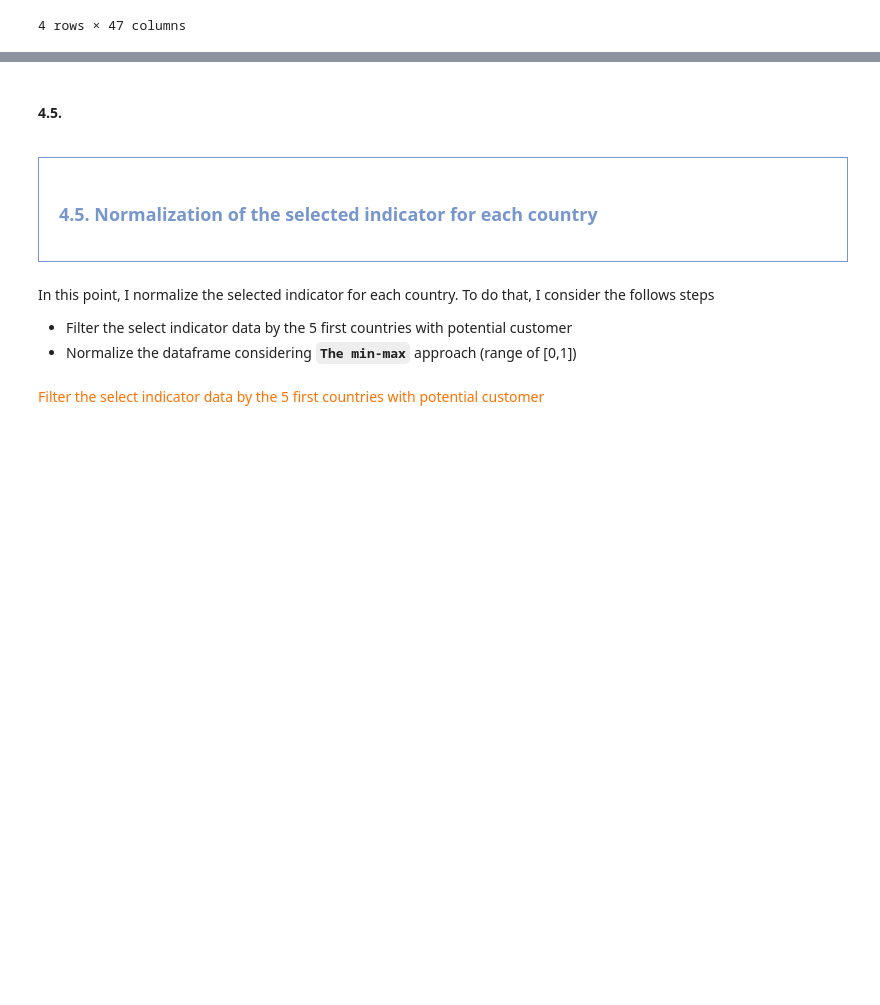
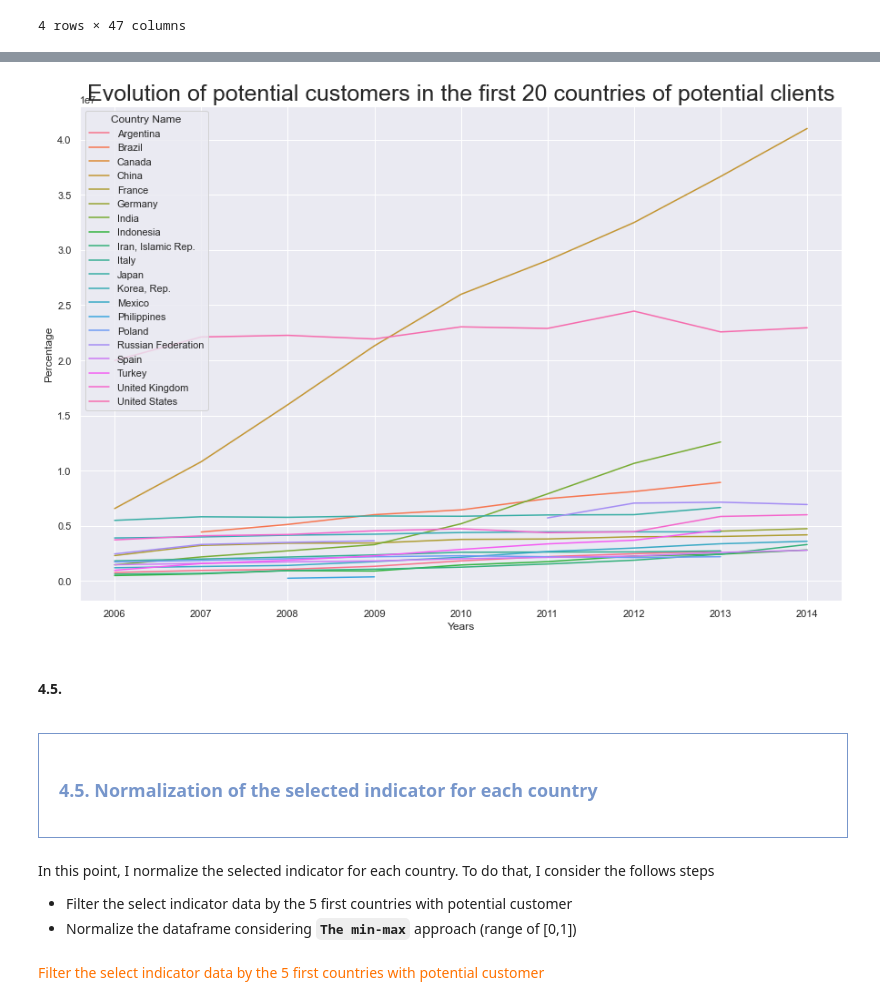
Before and after one commit to samirhinojosa/OC-P2-education-statistics, a Jupyter notebook: notebook.ipynb, the cells around one changed output, grey strips where cells are left out. Cells and saved outputs as stored; diff of their text form; code cells hidden in the pictures; blank space fills up the shorter version.

Commit message:
Adding evolution of potential customer

```diff
--- a/notebook.ipynb
+++ b/notebook.ipynb
@@ -123,6 +123,23 @@ def comparison_dfs(df_original, df_copy):
     return df_comparison
 
 
+
+def aggregate_evolution_of_potential_customers(row):
+    """
+    Calculate the potential customer based on a row
+
+    The normalization method used in this function is The min-max approach
+    (often called normalization) rescales the feature to a hard and fast
+    range of [0,1] by subtracting the minimum value of the feature then dividing by the range.
+
+    Args:
+        row (pandas.DataFrame.row): DataFrame row.
+    Returns:
+        Calculation of potential customer
+    """
+    return (row["UIS.E.3"] + row["SE.TER.ENRL"]) * row["IT.NET.USER.P2"]/100
+
+
 def df_normalization(df, identifier_column):
     """
     Dataframe normalization.
@@ -1334 +1341,3 @@ Normalize columns of pandas data frame<div style="color: RGB(255,114,0);">
 </div>
+# %%
+df_evolution_potential_customer.drop(df_evolution_potential_customer.iloc[:,2:36], inplace=True, axis=1)
@@ -1334,0 +1353,2 @@ Normalize columns of pandas data frame<div style="color: RGB(255,114,0);">
+# %%
+df_evolution_potential_customer = df_evolution_potential_customer.set_index("Indicator Code").groupby("Country Name").aggregate(aggregate_evolution_of_potential_customers).reset_index()
@@ -1334,0 +1364,2 @@ Normalize columns of pandas data frame<div style="color: RGB(255,114,0);">
+# %%
+df_evolution_potential_customer = df_evolution_potential_customer.melt(id_vars=["Country Name"], var_name="Year", value_name="Value")
@@ -1335,3 +1375,15 @@ Normalize columns of pandas data frame<div style="color: RGB(255,114,0);">
+# %%
+plt.figure(figsize=(15, 10))
+plt.title("Evolution of potential customers in the first 20 countries of potential clients", size=25)
+plot = sns.lineplot(x="Year",
+                    y="Value",
+                    hue="Country Name",
+                    data=df_evolution_potential_customer
+)
+plot.set(xlabel="Years", ylabel="Percentage")
+plt.show()
+# %% [output]
+[figure, added]
 # %% [markdown]
 #### 4.5.
 # %% [markdown]
```
Also changed, not shown: parts of 13 cells of this notebook.
